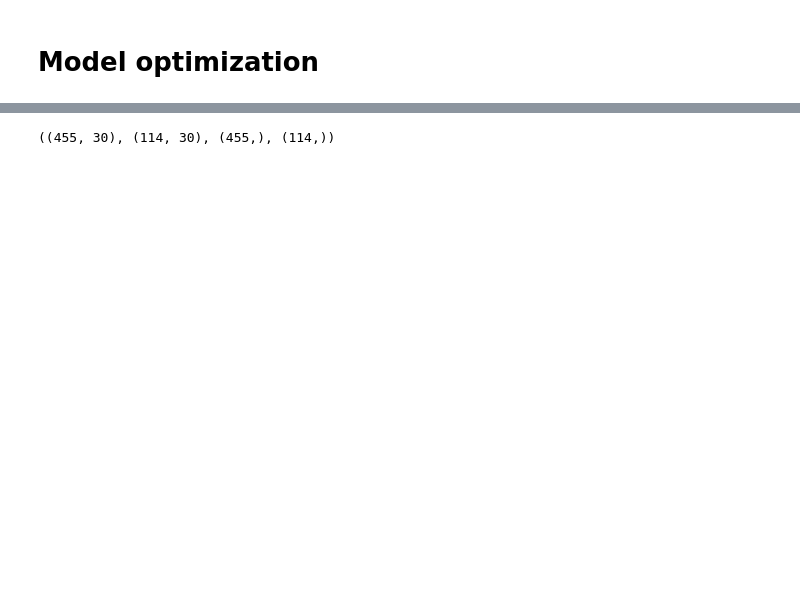
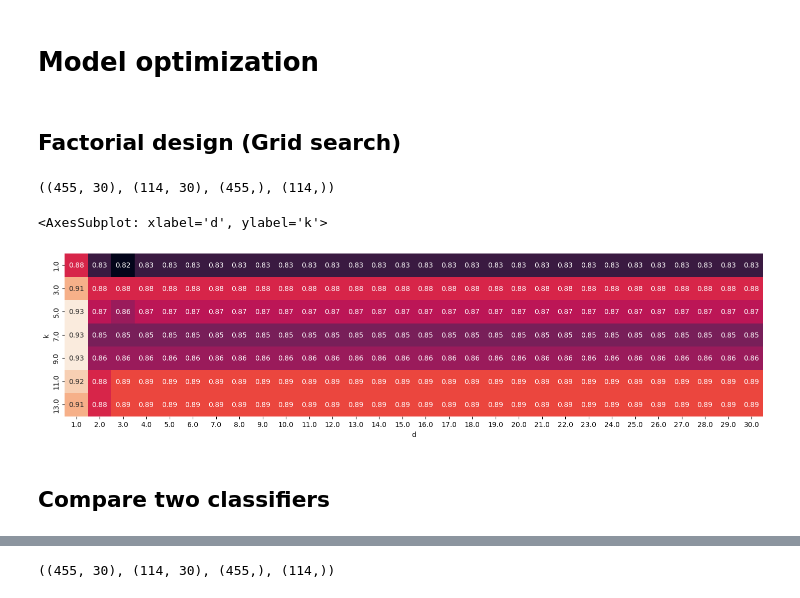
Before and after one commit to Zuyd-ADSAI/ZM001-2425-data-science, a Jupyter notebook: notebooks/ds_week8_model_optimization.ipynb, the cells around one changed output, grey strips where cells are left out. Cells and saved outputs as stored; diff of their text form; code cells hidden in the pictures; blank space fills up the shorter version.

```diff
--- a/notebooks/ds_week8_model_optimization.ipynb
+++ b/notebooks/ds_week8_model_optimization.ipynb
@@ -5,3 +5,48 @@ import matplotlib.pyplot as plt
 import numpy as np
 import pandas as pd
 import seaborn as sns
+# %% [markdown]
+## Factorial design (Grid search)
+# %%
+from sklearn.datasets import load_breast_cancer
+from sklearn.model_selection import train_test_split
+
+dataset = load_breast_cancer()
+X = dataset.data
+Y = dataset.target
+
+X = (X-X.mean())/X.std()
+
+X_train, X_test, Y_train, Y_test = train_test_split(X, Y, test_size=.2, stratify=Y)
+X_train.shape, X_test.shape, Y_train.shape, Y_test.shape
+# %% [output]
+((455, 30), (114, 30), (455,), (114,))
+# %%
+from warnings import simplefilter
+# ignore all future warnings
+simplefilter(action='ignore', category=FutureWarning)
+from sklearn.decomposition import PCA
+from sklearn.neighbors import KNeighborsClassifier
+
+res = []
+
+for d in range(1, X.shape[1]+1):
+    for k in range(1, 15, 2):
+        X_train_pca = PCA(n_components=d).fit_transform(X_train)
+        knn = KNeighborsClassifier(n_neighbors=k).fit(X_train_pca, Y_train)
+
+        X_test_pca = PCA(n_components=d).fit_transform(X_test)
+        acc = knn.score(X_test_pca, Y_test)
+        res.append([d, k, acc])
+# %%
+res_df = pd.DataFrame(np.array(res), columns=['d', 'k', 'acc'])
+
+res_df_pivot = res_df.pivot(index='k', columns='d', values='acc')
+
+fig, ax = plt.subplots(figsize=(18, 18))
+sns.heatmap(ax=ax, data=res_df_pivot, cbar=False, annot=True, square=True, fmt=".2f")
+# %% [output]
+<AxesSubplot: xlabel='d', ylabel='k'>
+[figure, added]
+# %% [markdown]
+## Compare two classifiers
```
Also changed, not shown: parts of 17 cells of this notebook, 1 other file.
